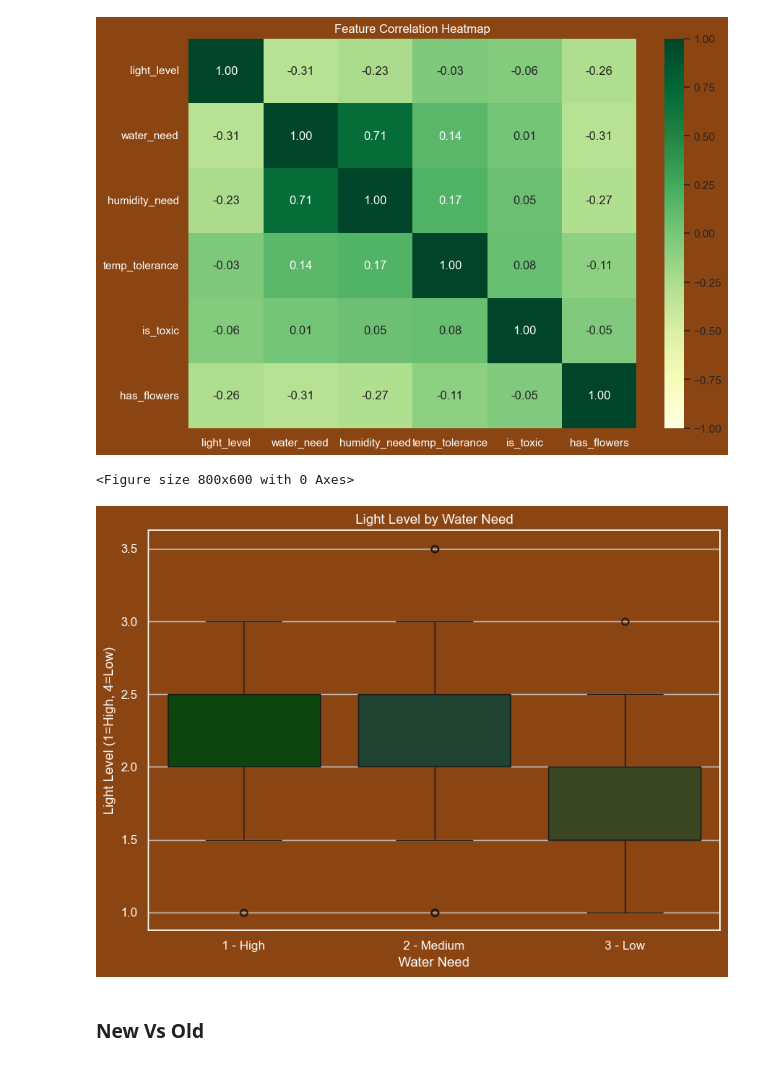
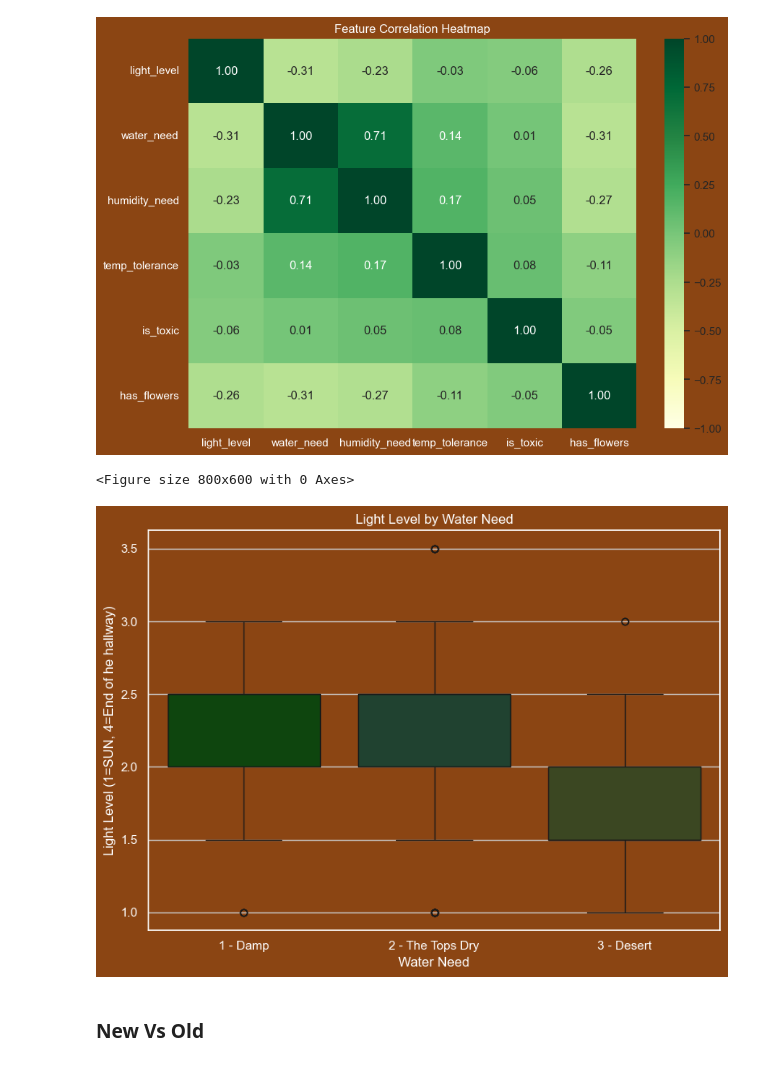
Before and after one commit to Mcray3000/Plant-Reccomender, a Jupyter notebook: eda/eda.ipynb, the cells around one changed output. Saved outputs shown, nothing was run; the diff lists cells and outputs as text; code cells hidden in the pictures.

```diff
--- a/eda/eda.ipynb
+++ b/eda/eda.ipynb
@@ -458,36 +458,36 @@ sns.boxplot(
     x='water_need',
     y='light_level',
     data=plot_df,
     palette=plant_palette,
     hue='water_need', # Use hue to color boxes differently
     ax=ax
 )
 
 
 # Set the plot background color
 ax.set_facecolor(bg_color)
 
 # Set title and labels color
 ax.set_title("Light Level by Water Need", color=text_color)
 ax.set_xlabel("Water Need", color=text_color)
-ax.set_ylabel("Light Level (1=High, 4=Low)", color=text_color)
+ax.set_ylabel("Light Level (1=SUN, 4=End of he hallway)", color=text_color)
 
 # Set tick labels
 ax.set_xticks([0, 1, 2])
-ax.set_xticklabels(['1 - High', '2 - Medium', '3 - Low'])
+ax.set_xticklabels(['1 - Damp', '2 - The Tops Dry', '3 - Desert'])
 
 # Set tick and spine colors
 ax.tick_params(colors=text_color, which='both')
 for spine in ax.spines.values():
     spine.set_edgecolor(text_color)
 
 ax.get_legend().remove()
 
 plt.tight_layout()
 plt.savefig("boxplot_themed.png", facecolor=fig.get_facecolor())
 # %% [output]
 <Figure size 800x600 with 0 Axes>
-[figure, old version]
+[figure, new version]
 # %% [markdown]
 ### New Vs Old
 # %%
```
